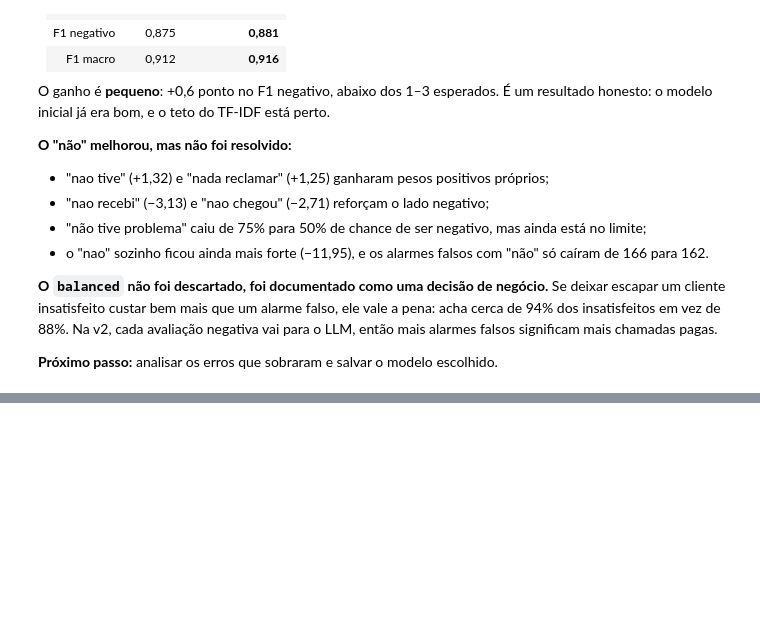
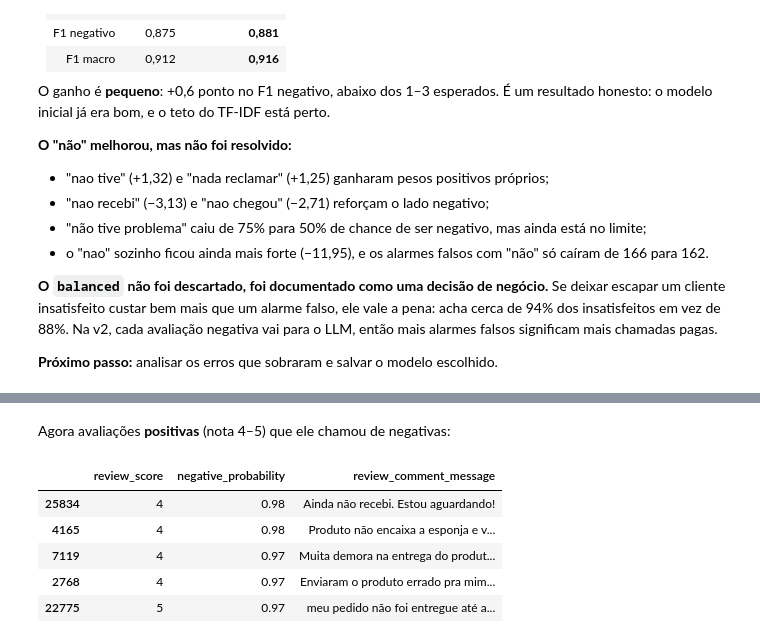
Before and after one commit to baxelin/delivery-ai, a Jupyter notebook: notebooks/v1_sentimento.ipynb, the cells around one changed output, grey strips where cells are left out. Cells and saved outputs as stored; diff of their text form; code cells hidden in the pictures; blank space fills up the shorter version.

```diff
--- a/notebooks/v1_sentimento.ipynb
+++ b/notebooks/v1_sentimento.ipynb
@@ -1122,0 +1195,11 @@ O ganho é **pequeno**: +0,6 ponto no F1 negativo, abaixo dos 1–3 esperados.
+# %% [markdown]
+Agora avaliações **positivas** (nota 4–5) que ele chamou de negativas:
+# %%
+false_alarms.nlargest(TOP_CONFIDENT_ERRORS, "confidence")[ERROR_COLUMNS].round(2)
+# %% [output]
+|  | review_score | negative_probability | review_comment_message |
+| 25834 | 4 | 0.98 | Ainda não recebi. Estou aguardando! |
+| 4165 | 4 | 0.98 | Produto não encaixa a esponja e v... |
+| 7119 | 4 | 0.97 | Muita demora na entrega do produt... |
+| 2768 | 4 | 0.97 | Enviaram o produto errado pra mim... |
+| 22775 | 5 | 0.97 | meu pedido não foi entregue até a... |
```
Also changed, not shown: parts of 12 cells of this notebook.
